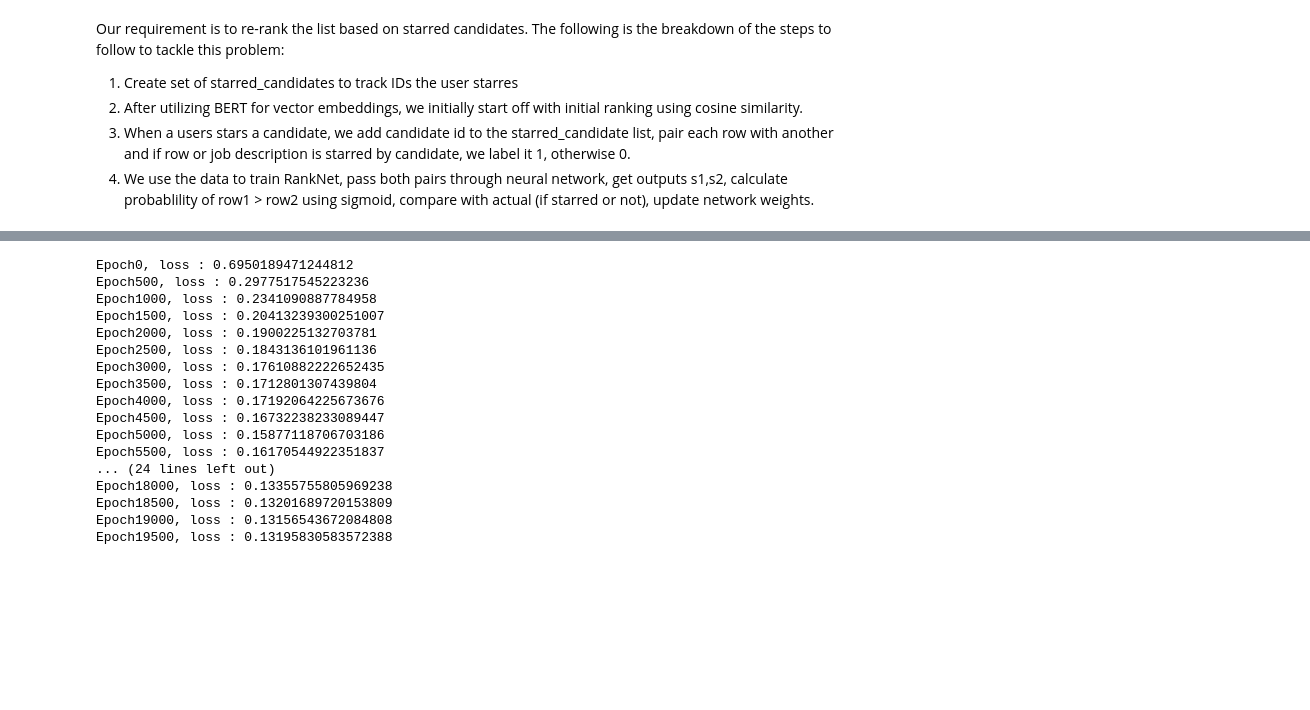
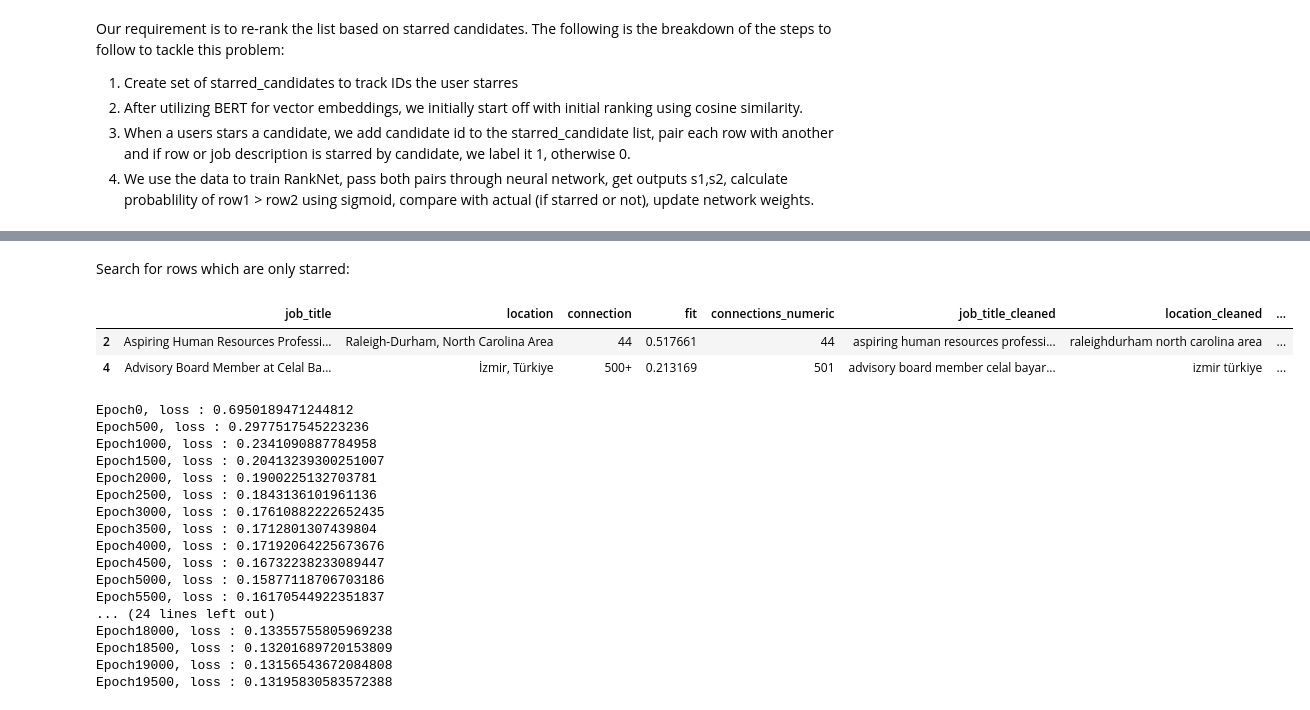
Before and after one commit to Areeb297/Potential-Talents-Human-Resources-Staffing---Apziva-Project, a Jupyter notebook: Potential_Talents.ipynb, the cells around one changed output, grey strips where cells are left out. Saved outputs shown, nothing was run; the diff lists cells and outputs as text; code cells hidden in the pictures; blank space fills up the shorter version.

```diff
--- a/Potential_Talents.ipynb
+++ b/Potential_Talents.ipynb
@@ -1362,3 +1357,11 @@ df.iloc[[20, 21], :]
+# %% [markdown]
+Search for rows which are only starred:
+# %%
+df[df['starred'] == 1]
+# %% [output]
+|  | job_title | location | connection | fit | connections_numeric | job_title_cleaned | location_cleaned | ... |
+| 2 | Aspiring Human Resources Professi... | Raleigh-Durham, North Carolina Area | 44 | 0.517661 | 44 | aspiring human resources professi... | raleighdurham north carolina area | ... |
+| 4 | Advisory Board Member at Celal Ba... | İzmir, Türkiye | 500+ | 0.213169 | 501 | advisory board member celal bayar... | izmir türkiye | ... |
 # %%
 get_ipython().run_line_magic('matplotlib', 'inline')
 import torch
```
Also changed, not shown: parts of 3 cells of this notebook.
